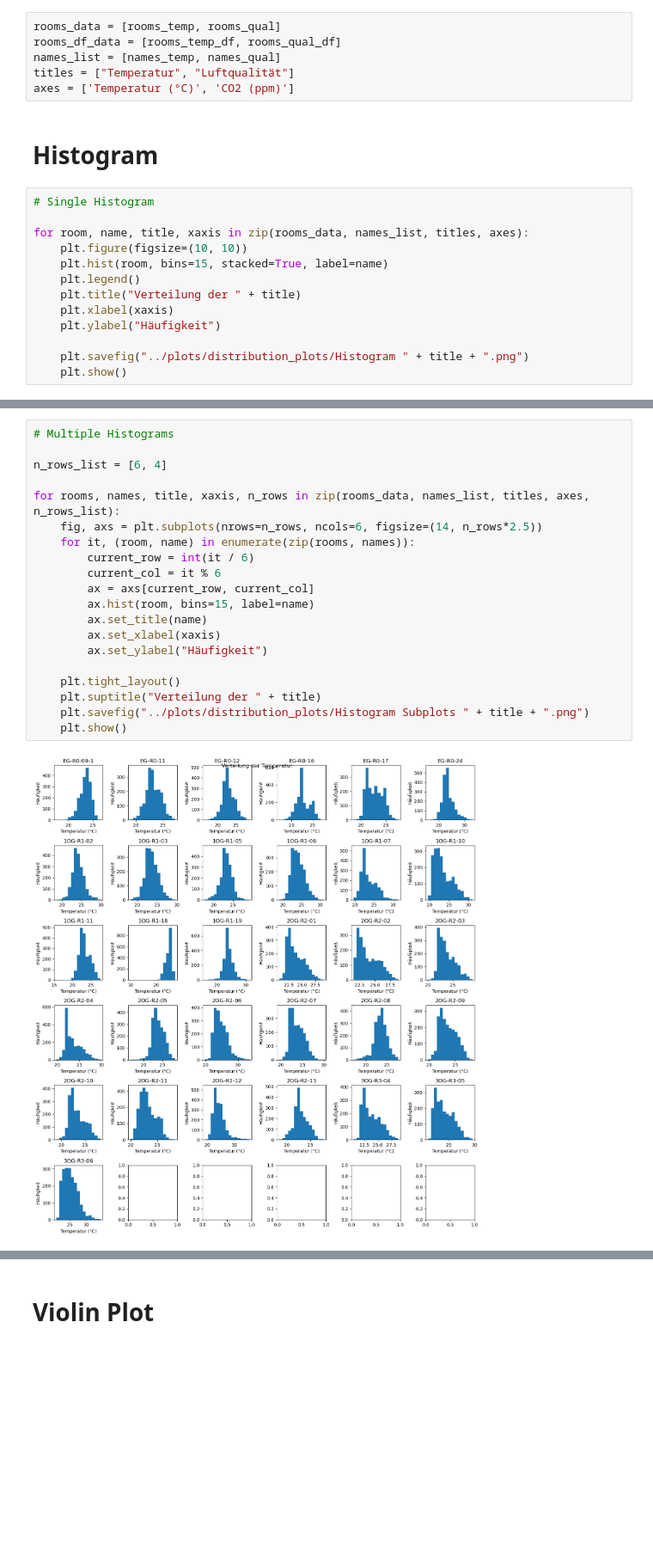
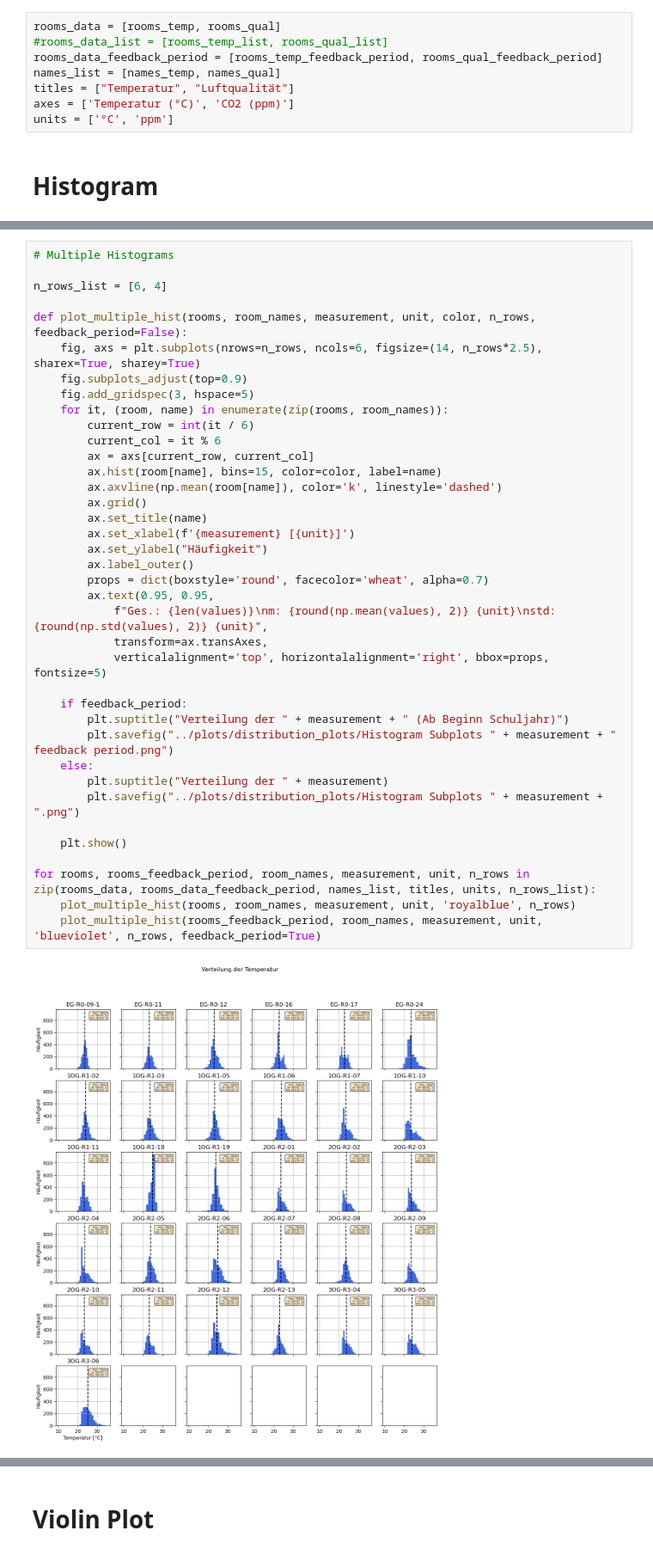
Before and after one commit to tug-cps/SchoolFeedback, a Jupyter notebook: notebooks/analyse_room_data.ipynb, the cells around one changed output, grey strips where cells are left out. Shown at 86% size. Cells and saved outputs as stored; diff of their text form; blank space fills up the shorter version.

Commit message:
plot feedback period data

```diff
--- a/notebooks/analyse_room_data.ipynb
+++ b/notebooks/analyse_room_data.ipynb
@@ -46,21 +53,10 @@ for floor in dir_list.keys():
 # %%
 rooms_data = [rooms_temp, rooms_qual]
-rooms_df_data = [rooms_temp_df, rooms_qual_df]
+#rooms_data_list = [rooms_temp_list, rooms_qual_list]
+rooms_data_feedback_period = [rooms_temp_feedback_period, rooms_qual_feedback_period]
 names_list = [names_temp, names_qual]
 titles = ["Temperatur", "Luftqualität"]
 axes = ['Temperatur (°C)', 'CO2 (ppm)']
+units = ['°C', 'ppm']
 # %% [markdown]
 # Histogram
-# %%
-# Single Histogram
-
-for room, name, title, xaxis in zip(rooms_data, names_list, titles, axes):
-    plt.figure(figsize=(10, 10))
-    plt.hist(room, bins=15, stacked=True, label=name)
-    plt.legend()
-    plt.title("Verteilung der " + title)
-    plt.xlabel(xaxis)
-    plt.ylabel("Häufigkeit")
-
-    plt.savefig("../plots/distribution_plots/Histogram " + title + ".png")
-    plt.show()
@@ -70,22 +97,40 @@ for room, name, title, xaxis in zip(rooms_data, names_list, titles, axes):
 # %%
 # Multiple Histograms
 
 n_rows_list = [6, 4]
 
-for rooms, names, title, xaxis, n_rows in zip(rooms_data, names_list, titles, axes, n_rows_list):
-    fig, axs = plt.subplots(nrows=n_rows, ncols=6, figsize=(14, n_rows*2.5))
-    for it, (room, name) in enumerate(zip(rooms, names)):
+def plot_multiple_hist(rooms, room_names, measurement, unit, color, n_rows, feedback_period=False):
+    fig, axs = plt.subplots(nrows=n_rows, ncols=6, figsize=(14, n_rows*2.5), sharex=True, sharey=True)
+    fig.subplots_adjust(top=0.9)
+    fig.add_gridspec(3, hspace=5)
+    for it, (room, name) in enumerate(zip(rooms, room_names)):
         current_row = int(it / 6)
         current_col = it % 6
         ax = axs[current_row, current_col]
-        ax.hist(room, bins=15, label=name)
+        ax.hist(room[name], bins=15, color=color, label=name)
+        ax.axvline(np.mean(room[name]), color='k', linestyle='dashed')
+        ax.grid()
         ax.set_title(name)
-        ax.set_xlabel(xaxis)
+        ax.set_xlabel(f'{measurement} [{unit}]')
         ax.set_ylabel("Häufigkeit")
+        ax.label_outer()
+        props = dict(boxstyle='round', facecolor='wheat', alpha=0.7)
+        ax.text(0.95, 0.95,
+            f"Ges.: {len(values)}\nm: {round(np.mean(values), 2)} {unit}\nstd: {round(np.std(values), 2)} {unit}",
+            transform=ax.transAxes,
+            verticalalignment='top', horizontalalignment='right', bbox=props, fontsize=5)
 
-    plt.tight_layout()
-    plt.suptitle("Verteilung der " + title)
-    plt.savefig("../plots/distribution_plots/Histogram Subplots " + title + ".png")
+    if feedback_period:
+        plt.suptitle("Verteilung der " + measurement + " (Ab Beginn Schuljahr)")
+        plt.savefig("../plots/distribution_plots/Histogram Subplots " + measurement + " feedback period.png")
+    else:
+        plt.suptitle("Verteilung der " + measurement)
+        plt.savefig("../plots/distribution_plots/Histogram Subplots " + measurement + ".png")
+
     plt.show()
+
+for rooms, rooms_feedback_period, room_names, measurement, unit, n_rows in zip(rooms_data, rooms_data_feedback_period, names_list, titles, units, n_rows_list):
+    plot_multiple_hist(rooms, room_names, measurement, unit, 'royalblue', n_rows)
+    plot_multiple_hist(rooms_feedback_period, room_names, measurement, unit, 'blueviolet', n_rows, feedback_period=True)
 # %% [output]
-[figure, old version]
+[figure, new version]
```
Also changed, not shown: parts of 9 cells of this notebook, 20 other files.
